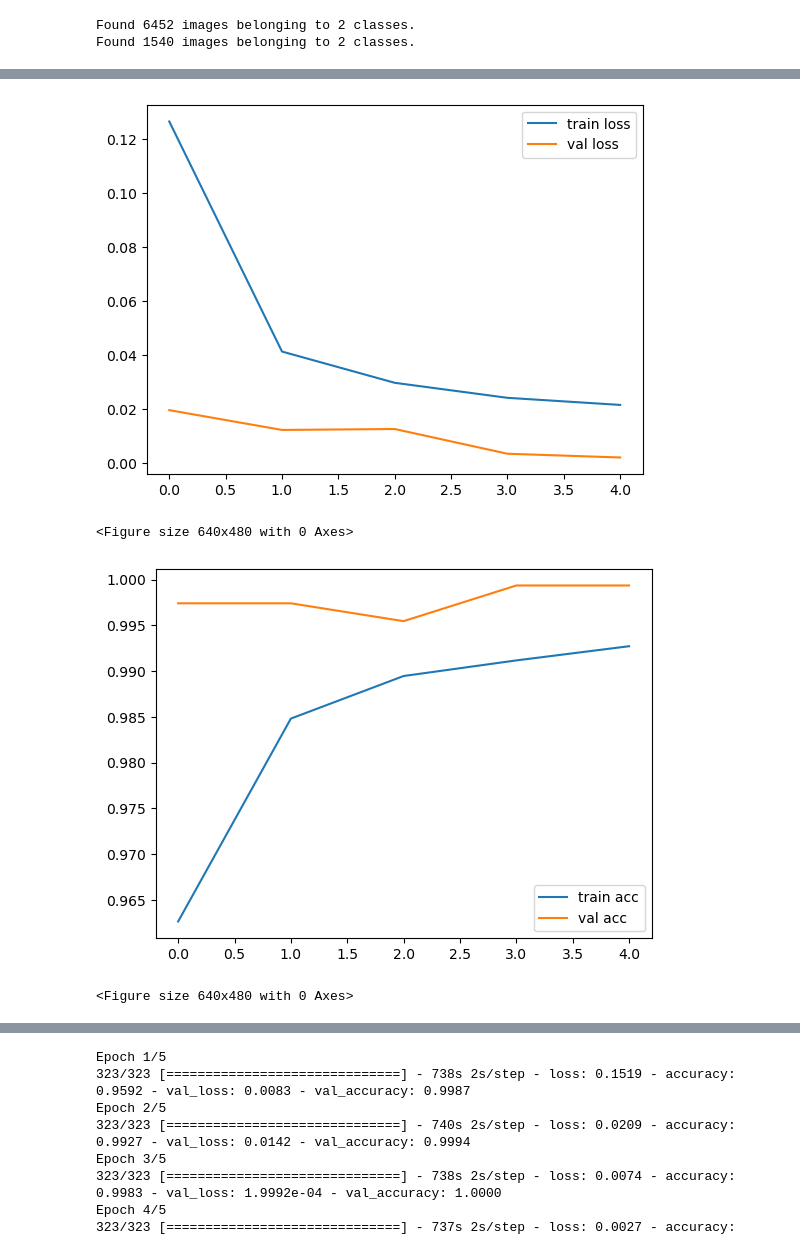
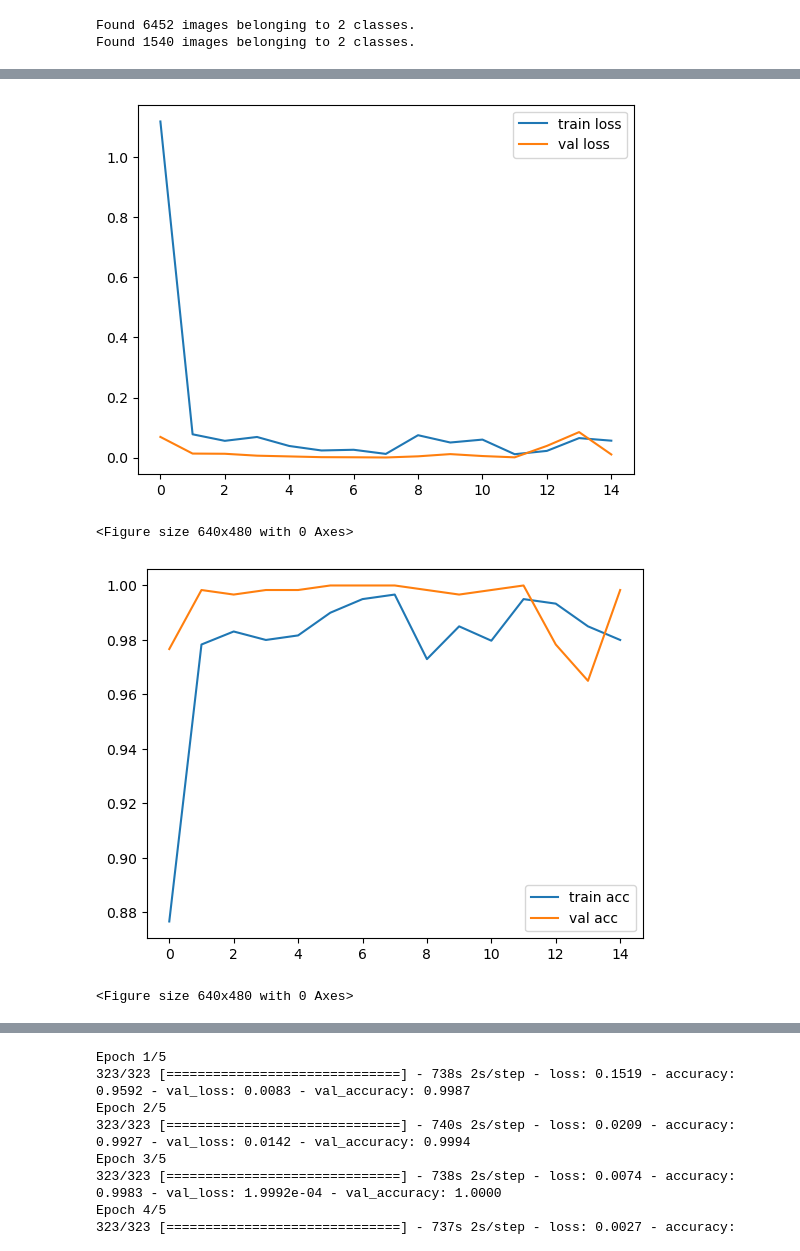
Before and after one commit to MahmoudAidia/Transport_Project, a Jupyter notebook: Seat Belt/Model_5/seatbelt.ipynb, the cells around one changed output, grey strips where cells are left out. Drawn from its saved outputs; the diff is of its cells as text; code cells hidden in the pictures.

```diff
--- a/Seat Belt/Model_5/seatbelt.ipynb
+++ b/Seat Belt/Model_5/seatbelt.ipynb
@@ -18,7 +19,7 @@ x = GlobalAveragePooling2D()(x)
 x = Dense(1024, activation='relu')(x)
 
 # Add a logistic layer for binary classification
-predictions = Dense(1, activation='sigmoid')(x)
+predictions = Dense(2, activation='softmax', kernel_initializer='random_uniform')(x)
 # %%
 # Create the final model
 model = Model(inputs=base_model.input, outputs=predictions)
@@ -34,20 +35,21 @@ train_dir = 'dataset/train'
 validation_dir = 'dataset/test'
 # %%
 # Add our data-augmentation parameters to ImageDataGenerator
-train_datagen = ImageDataGenerator(rescale = 1./255.,rotation_range = 40, width_shift_range = 0.2, height_shift_range = 0.2, shear_range = 0.2, zoom_range = 0.2, horizontal_flip = True)
+train_datagen = ImageDataGenerator(rescale = 1./255.,rotation_range = 20, width_shift_range = 0.2, height_shift_range = 0.2, shear_range = 0.2, zoom_range = 0.2, horizontal_flip = True)
 
 # Note that the validation data should not be augmented!
 test_datagen = ImageDataGenerator( rescale = 1.0/255. )
 # %%
 # Flow training images in batches of 20 using train_datagen generator
-train_generator = train_datagen.flow_from_directory(train_dir, batch_size = 20, class_mode = 'binary', target_size = (224, 224))
+train_generator = train_datagen.flow_from_directory(train_dir, batch_size = 20, class_mode = 'categorical', target_size = (224, 224))
 
 # Flow validation images in batches of 20 using test_datagen generator
-validation_generator = test_datagen.flow_from_directory( validation_dir,  batch_size = 20, class_mode = 'binary', target_size = (224, 224))
+validation_generator = test_datagen.flow_from_directory( validation_dir,  batch_size = 20, class_mode = 'categorical', target_size = (224, 224))
 # %% [output]
 Found 6452 images belonging to 2 classes.
 Found 1540 images belonging to 2 classes.
 # %%
 # Train the model on new data for a few epochs
-history1 = model.fit(train_generator, epochs=5, validation_data=validation_generator)
+history = model.fit(train_generator, epochs=15, validation_data=validation_generator,
+verbose=True, steps_per_epoch= 30,validation_steps=30)
 # %% [output]
@@ -64,22 +73,22 @@ Epoch 5/5
 # %%
 # loss
-plt.plot(history1.history['loss'], label='train loss')
-plt.plot(history1.history['val_loss'], label='val loss')
+plt.plot(history.history['loss'], label='train loss')
+plt.plot(history.history['val_loss'], label='val loss')
 plt.legend()
 plt.show()
 plt.savefig('LossVal_loss')
 # %% [output]
-[figure, old version]
+[figure, new version]
 <Figure size 640x480 with 0 Axes>
 # %%
 # accuracies
-plt.plot(history1.history['accuracy'], label='train acc')
-plt.plot(history1.history['val_accuracy'], label='val acc')
+plt.plot(history.history['accuracy'], label='train acc')
+plt.plot(history.history['val_accuracy'], label='val acc')
 plt.legend()
 plt.show()
 plt.savefig('AccVal_acc')
 # %% [output]
-[figure, old version]
+[figure, new version]
 <Figure size 640x480 with 0 Axes>
 # %%
 #confusion matrix
```
Also changed, not shown: parts of 6 cells of this notebook.
